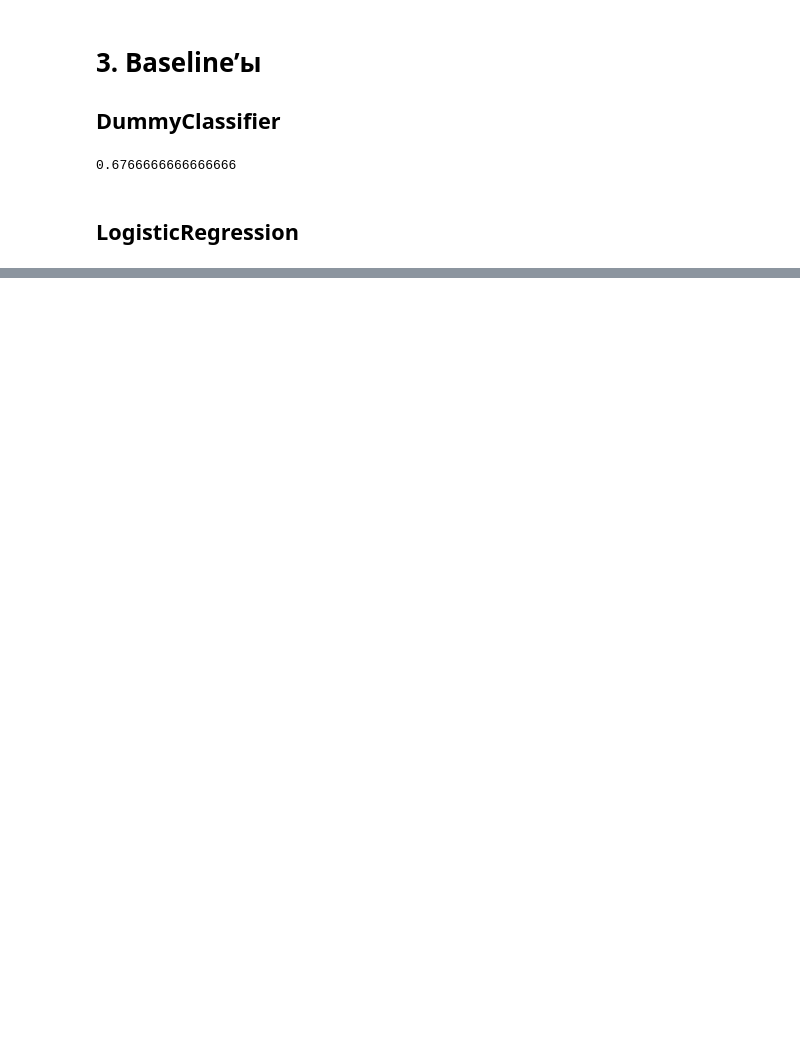
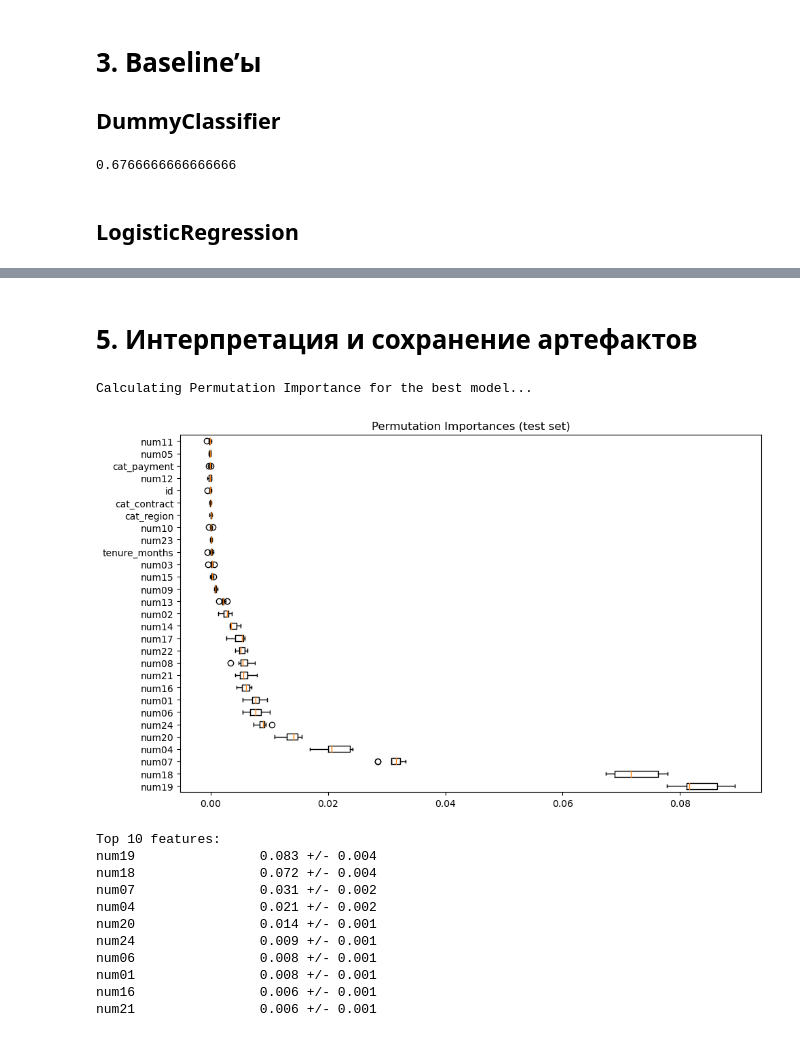
Before and after one commit to Sapar-hub/aie-group-2-sapar, a Jupyter notebook: homeworks/HW06/HW06.ipynb, the cells around one changed output, grey strips where cells are left out. Drawn from its saved outputs; the diff is of its cells as text; code cells hidden in the pictures; blank space fills up the shorter version.

```diff
--- a/homeworks/HW06/HW06.ipynb
+++ b/homeworks/HW06/HW06.ipynb
@@ -133,0 +286,47 @@ pipe.score(x_test,y_test)
+# %% [markdown]
+# 5. Интерпретация и сохранение артефактов
+# %%
+# Permutation Importance
+from sklearn.inspection import permutation_importance
+import matplotlib.pyplot as plt
+
+# Use the best model found (rndf_best)
+best_model = rndf_best
+print("Calculating Permutation Importance for the best model...")
+r = permutation_importance(best_model, x_test, y_test,
+                           n_repeats=10,
+                           random_state=rs,
+                           n_jobs=-1)
+
+sorted_idx = r.importances_mean.argsort()[::-1]
+
+# Plot
+plt.figure(figsize=(10, 6))
+plt.boxplot(r.importances[sorted_idx].T,
+            vert=False, labels=x_test.columns[sorted_idx])
+plt.title("Permutation Importances (test set)")
+plt.tight_layout()
+# Create directory if not exists (it will be created in the next cell but good to be safe)
+import os
+os.makedirs('homeworks/HW06/artifacts/figures', exist_ok=True)
+plt.savefig('homeworks/HW06/artifacts/figures/permutation_importance.png')
+plt.show()
+
+# Print top 10
+print("Top 10 features:")
+for i in sorted_idx[:10]:
+    print(f"{x_test.columns[i]:<20} {r.importances_mean[i]:.3f} +/- {r.importances_std[i]:.3f}")
+# %% [output]
+Calculating Permutation Importance for the best model...
+[figure, added]
+Top 10 features:
+num19                0.083 +/- 0.004
+num18                0.072 +/- 0.004
+num07                0.031 +/- 0.002
+num04                0.021 +/- 0.002
+num20                0.014 +/- 0.001
+num24                0.009 +/- 0.001
+num06                0.008 +/- 0.001
+num01                0.008 +/- 0.001
+num16                0.006 +/- 0.001
+num21                0.006 +/- 0.001
```
Also changed, not shown: parts of 22 cells of this notebook, 11 other files.
